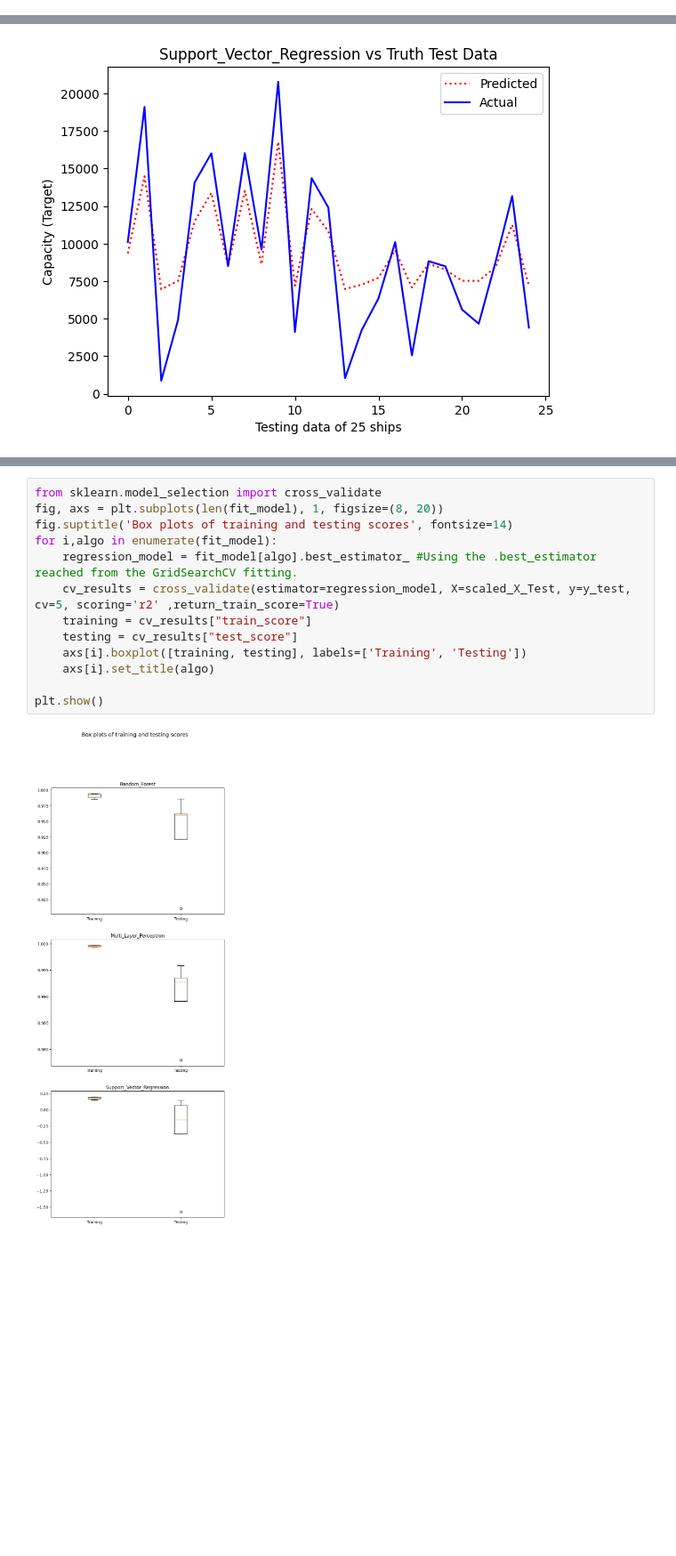
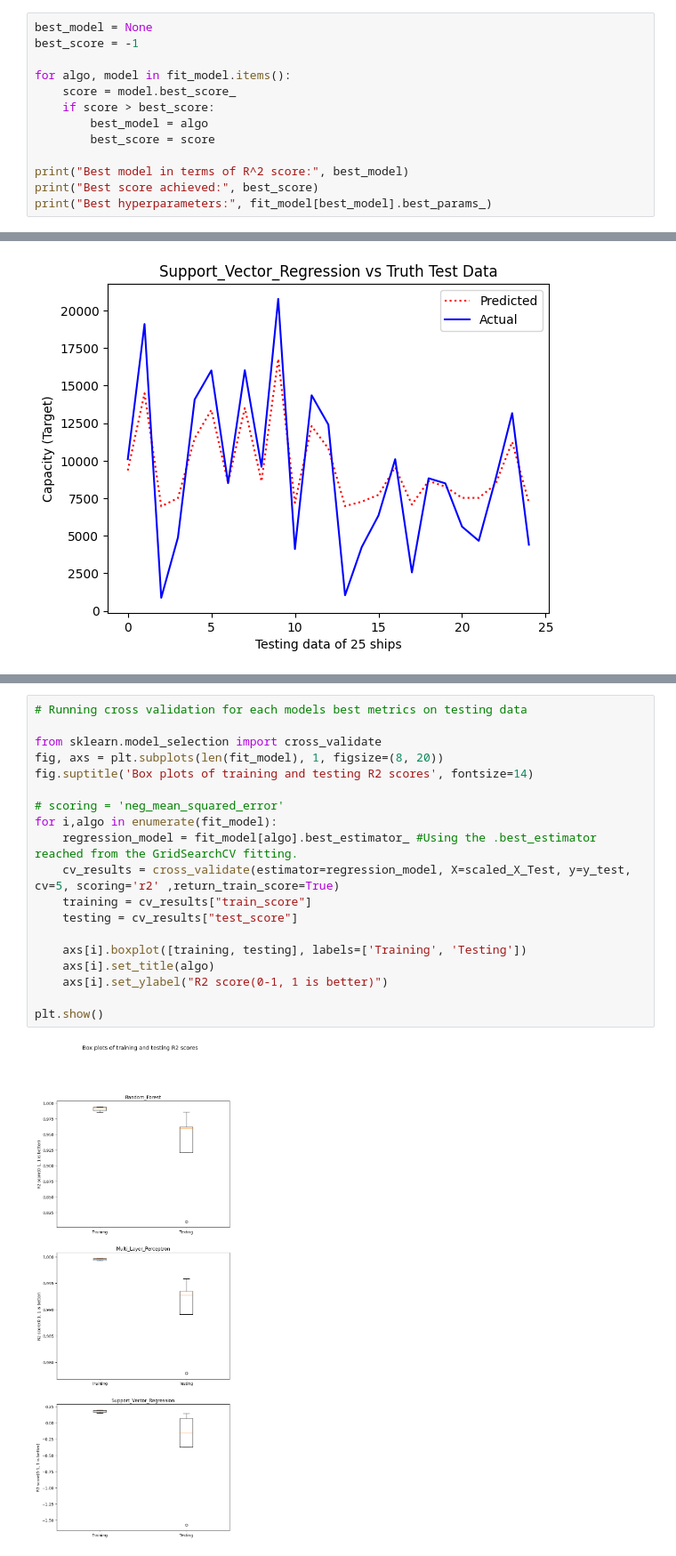
Before and after one commit to ricky11/COMP2002-AI, a Jupyter notebook: 1.1 Data Prep/Assessment2Final.ipynb, the cells around one changed output, grey strips where cells are left out. Shown at 89% size. Saved outputs shown, nothing was run; the diff lists cells and outputs as text; blank space fills up the shorter version.

```diff
--- a/1.1 Data Prep/Assessment2Final.ipynb
+++ b/1.1 Data Prep/Assessment2Final.ipynb
@@ -281,0 +332,13 @@ All Training has been completed!! 👏👏
+# %%
+best_model = None
+best_score = -1
+
+for algo, model in fit_model.items():
+    score = model.best_score_
+    if score > best_score:
+        best_model = algo
+        best_score = score
+
+print("Best model in terms of R^2 score:", best_model)
+print("Best score achieved:", best_score)
+print("Best hyperparameters:", fit_model[best_model].best_params_)
@@ -421,15 +456,21 @@ Here are the best hyper parameters which we can use for the cross validation.
 # %%
+# Running cross validation for each models best metrics on testing data
+
 from sklearn.model_selection import cross_validate
 fig, axs = plt.subplots(len(fit_model), 1, figsize=(8, 20))
-fig.suptitle('Box plots of training and testing scores', fontsize=14)
+fig.suptitle('Box plots of training and testing R2 scores', fontsize=14)
+
+# scoring = 'neg_mean_squared_error'
 for i,algo in enumerate(fit_model):
     regression_model = fit_model[algo].best_estimator_ #Using the .best_estimator reached from the GridSearchCV fitting.
     cv_results = cross_validate(estimator=regression_model, X=scaled_X_Test, y=y_test, cv=5, scoring='r2' ,return_train_score=True)
     training = cv_results["train_score"]
     testing = cv_results["test_score"]
+
     axs[i].boxplot([training, testing], labels=['Training', 'Testing'])
     axs[i].set_title(algo)
+    axs[i].set_ylabel("R2 score(0-1, 1 is better)")
 
 plt.show()
 # %% [output]
-[figure, old version]
+[figure, new version]
```
Also changed, not shown: parts of 24 cells of this notebook, 7 other files.
